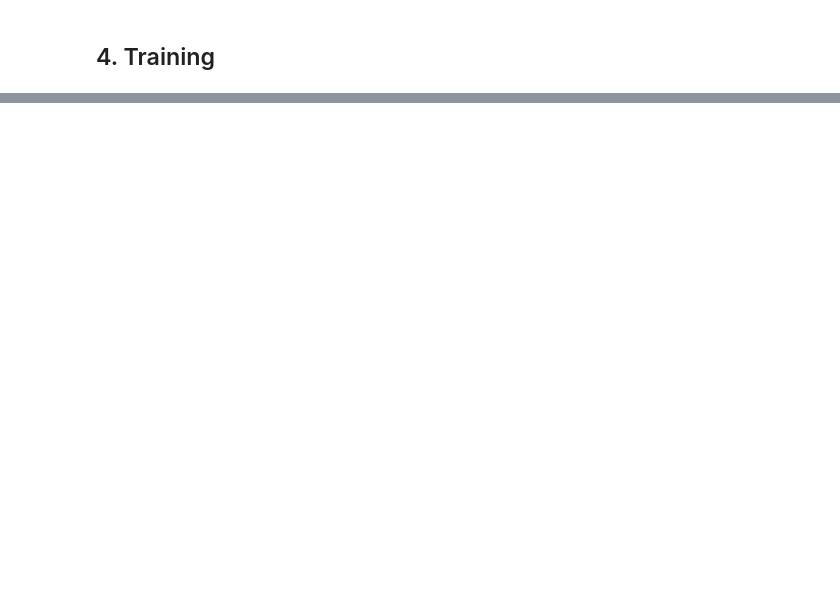
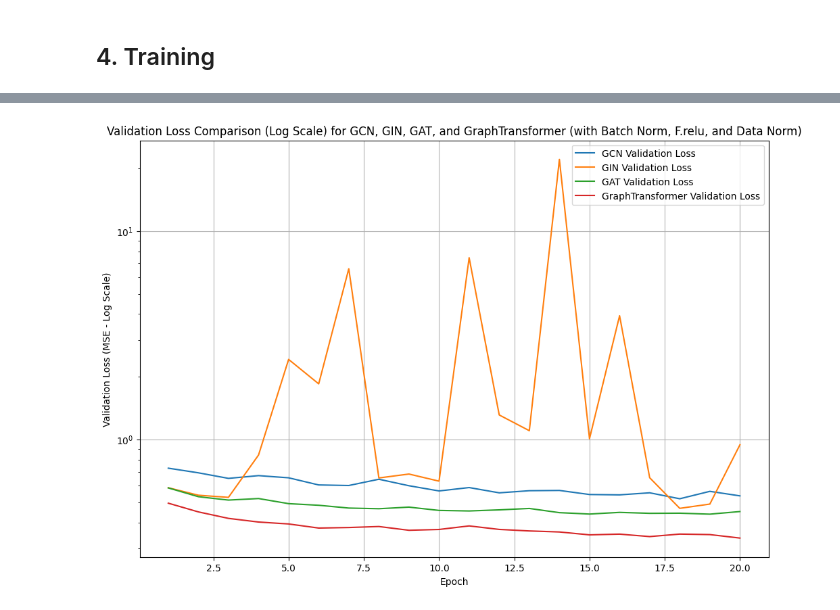
Before and after one commit to AyoubFrihaoui/Graph-Neural-Networks-GNNs---Molecular-Property-Prediction, a Jupyter notebook: training.ipynb, the cells around one changed output, grey strips where cells are left out. Saved outputs shown, nothing was run; the diff lists cells and outputs as text; code cells hidden in the pictures; blank space fills up the shorter version.

```diff
--- a/training.ipynb
+++ b/training.ipynb
@@ -379,0 +513,21 @@ for model_name, result in results.items():
+# %%
+# --- 8. Compare and Plot Results ---
+import matplotlib.pyplot as plt
+
+plt.figure(figsize=(12, 8))
+for model_name, result in results.items():
+    plt.plot(range(1, epochs + 1), result["val_losses"], label=f'{model_name} Validation Loss')
+
+plt.xlabel('Epoch')
+plt.ylabel('Validation Loss (MSE - Log Scale)') # Updated y-axis label
+plt.title('Validation Loss Comparison (Log Scale) for GCN, GIN, GAT, and GraphTransformer (with Batch Norm, F.relu, and Data Norm)') # Updated title
+plt.yscale('log') # Set y-axis to logarithmic scale
+plt.legend()
+plt.grid(True)
+plt.show()
+
+
+for model_name, result in results.items():
+    print(f"{model_name} Test Loss: {result['test_loss']:.4f}")
+# %% [output]
+[figure, added]
```
Also changed, not shown: parts of 13 cells of this notebook, 5 other files.
